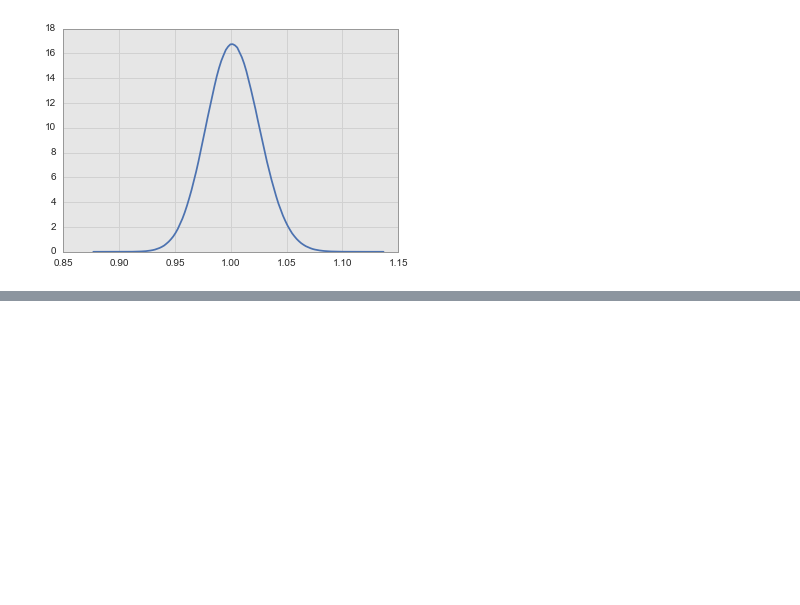
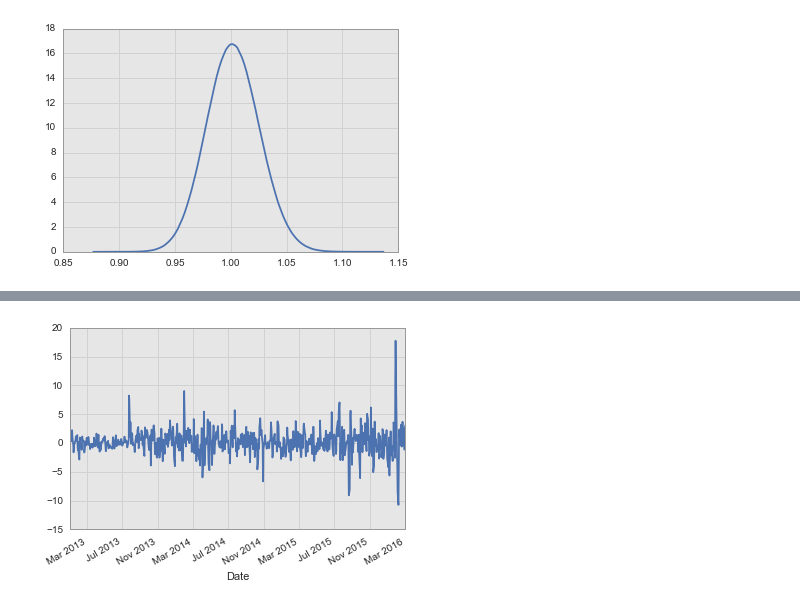
Before and after one commit to bbahmany/quant-finance, a Jupyter notebook: forcasting.ipynb, the cells around one changed output, grey strips where cells are left out. Saved outputs shown, nothing was run; the diff lists cells and outputs as text; code cells hidden in the pictures; blank space fills up the shorter version.

```diff
--- a/forcasting.ipynb
+++ b/forcasting.ipynb
@@ -133,0 +141,4 @@ def moving_average(ts, theta1):
+# %%
+basket.FB.diff(2).dropna().plot();
+# %% [output]
+[figure, added]
```
Also changed, not shown: parts of 12 cells of this notebook.
